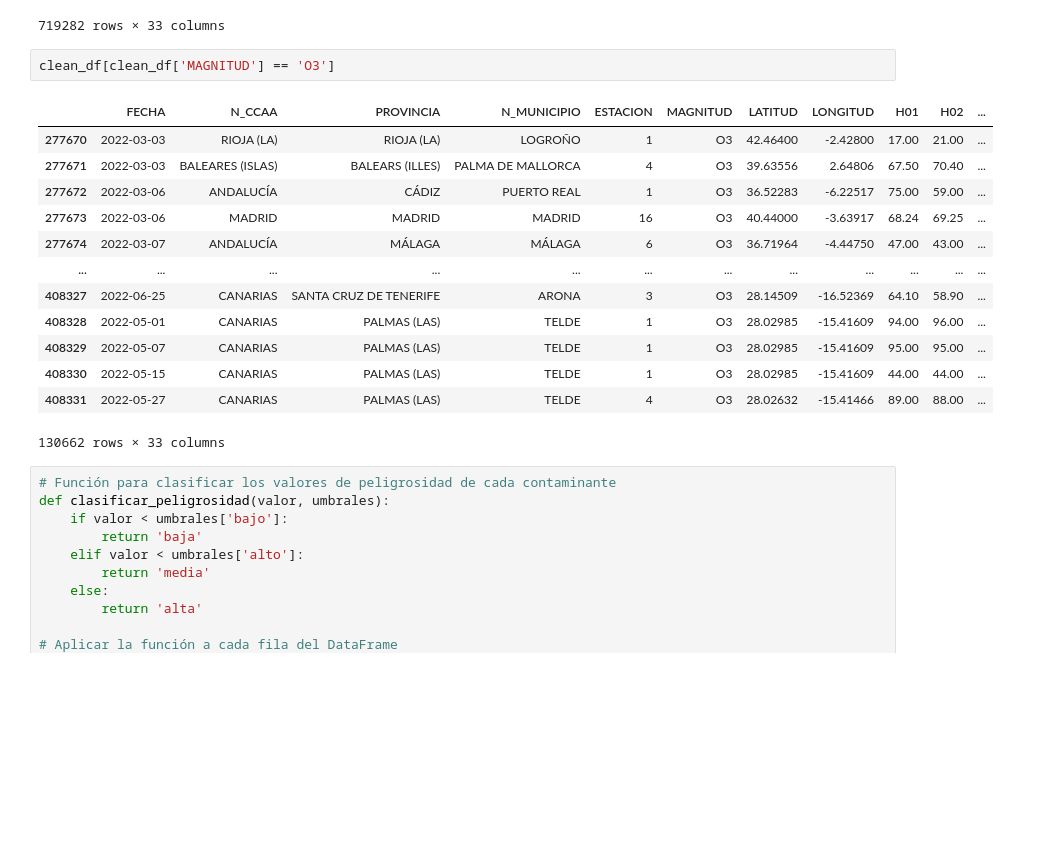
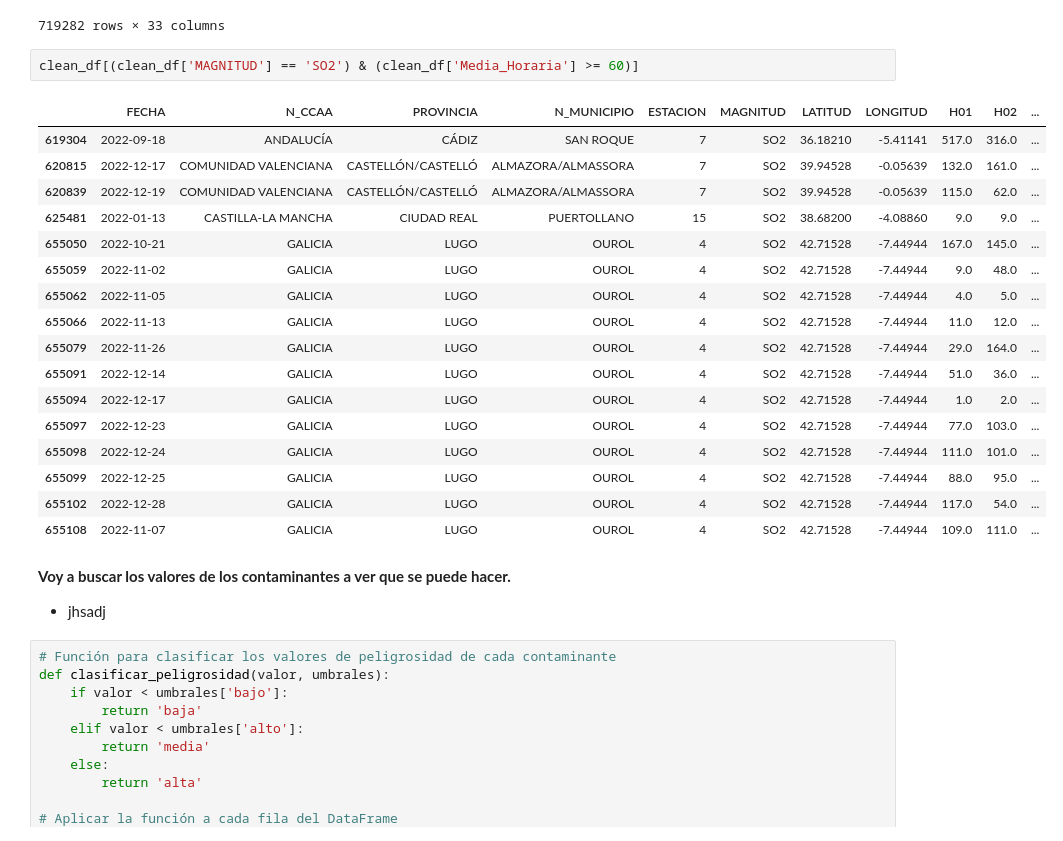
Before and after one commit to Yakondra/Final-project-air-quality, a Jupyter notebook: src/EDA.ipynb, the cells around one changed output. Cells and saved outputs as stored; diff of their text form; blank space fills up the shorter version.

```diff
--- a/src/EDA.ipynb
+++ b/src/EDA.ipynb
@@ -149,21 +148,28 @@ clean_df
 | 719281 | 2022-12-28 | CEUTA | CEUTA | CEUTA | 1 | SO2 | 35.8930 | -5.3147 | 1.68 | 1.40 | ... |
 719282 rows × 33 columns
 # %%
-clean_df[clean_df['MAGNITUD'] == 'O3']
+clean_df[(clean_df['MAGNITUD'] == 'SO2') & (clean_df['Media_Horaria'] >= 60)]
 # %% [output]
 |  | FECHA | N_CCAA | PROVINCIA | N_MUNICIPIO | ESTACION | MAGNITUD | LATITUD | LONGITUD | H01 | H02 | ... |
-| 277670 | 2022-03-03 | RIOJA (LA) | RIOJA (LA) | LOGROÑO | 1 | O3 | 42.46400 | -2.42800 | 17.00 | 21.00 | ... |
-| 277671 | 2022-03-03 | BALEARES (ISLAS) | BALEARS (ILLES) | PALMA DE MALLORCA | 4 | O3 | 39.63556 | 2.64806 | 67.50 | 70.40 | ... |
-| 277672 | 2022-03-06 | ANDALUCÍA | CÁDIZ | PUERTO REAL | 1 | O3 | 36.52283 | -6.22517 | 75.00 | 59.00 | ... |
-| 277673 | 2022-03-06 | MADRID | MADRID | MADRID | 16 | O3 | 40.44000 | -3.63917 | 68.24 | 69.25 | ... |
-| 277674 | 2022-03-07 | ANDALUCÍA | MÁLAGA | MÁLAGA | 6 | O3 | 36.71964 | -4.44750 | 47.00 | 43.00 | ... |
-| ... | ... | ... | ... | ... | ... | ... | ... | ... | ... | ... | ... |
-| 408327 | 2022-06-25 | CANARIAS | SANTA CRUZ DE TENERIFE | ARONA | 3 | O3 | 28.14509 | -16.52369 | 64.10 | 58.90 | ... |
-| 408328 | 2022-05-01 | CANARIAS | PALMAS (LAS) | TELDE | 1 | O3 | 28.02985 | -15.41609 | 94.00 | 96.00 | ... |
-| 408329 | 2022-05-07 | CANARIAS | PALMAS (LAS) | TELDE | 1 | O3 | 28.02985 | -15.41609 | 95.00 | 95.00 | ... |
-| 408330 | 2022-05-15 | CANARIAS | PALMAS (LAS) | TELDE | 1 | O3 | 28.02985 | -15.41609 | 44.00 | 44.00 | ... |
-| 408331 | 2022-05-27 | CANARIAS | PALMAS (LAS) | TELDE | 4 | O3 | 28.02632 | -15.41466 | 89.00 | 88.00 | ... |
+| 619304 | 2022-09-18 | ANDALUCÍA | CÁDIZ | SAN ROQUE | 7 | SO2 | 36.18210 | -5.41141 | 517.0 | 316.0 | ... |
+| 620815 | 2022-12-17 | COMUNIDAD VALENCIANA | CASTELLÓN/CASTELLÓ | ALMAZORA/ALMASSORA | 7 | SO2 | 39.94528 | -0.05639 | 132.0 | 161.0 | ... |
+| 620839 | 2022-12-19 | COMUNIDAD VALENCIANA | CASTELLÓN/CASTELLÓ | ALMAZORA/ALMASSORA | 7 | SO2 | 39.94528 | -0.05639 | 115.0 | 62.0 | ... |
+| 625481 | 2022-01-13 | CASTILLA-LA MANCHA | CIUDAD REAL | PUERTOLLANO | 15 | SO2 | 38.68200 | -4.08860 | 9.0 | 9.0 | ... |
+| 655050 | 2022-10-21 | GALICIA | LUGO | OUROL | 4 | SO2 | 42.71528 | -7.44944 | 167.0 | 145.0 | ... |
+| 655059 | 2022-11-02 | GALICIA | LUGO | OUROL | 4 | SO2 | 42.71528 | -7.44944 | 9.0 | 48.0 | ... |
+| 655062 | 2022-11-05 | GALICIA | LUGO | OUROL | 4 | SO2 | 42.71528 | -7.44944 | 4.0 | 5.0 | ... |
+| 655066 | 2022-11-13 | GALICIA | LUGO | OUROL | 4 | SO2 | 42.71528 | -7.44944 | 11.0 | 12.0 | ... |
+| 655079 | 2022-11-26 | GALICIA | LUGO | OUROL | 4 | SO2 | 42.71528 | -7.44944 | 29.0 | 164.0 | ... |
+| 655091 | 2022-12-14 | GALICIA | LUGO | OUROL | 4 | SO2 | 42.71528 | -7.44944 | 51.0 | 36.0 | ... |
+| 655094 | 2022-12-17 | GALICIA | LUGO | OUROL | 4 | SO2 | 42.71528 | -7.44944 | 1.0 | 2.0 | ... |
+| 655097 | 2022-12-23 | GALICIA | LUGO | OUROL | 4 | SO2 | 42.71528 | -7.44944 | 77.0 | 103.0 | ... |
+| 655098 | 2022-12-24 | GALICIA | LUGO | OUROL | 4 | SO2 | 42.71528 | -7.44944 | 111.0 | 101.0 | ... |
+| 655099 | 2022-12-25 | GALICIA | LUGO | OUROL | 4 | SO2 | 42.71528 | -7.44944 | 88.0 | 95.0 | ... |
+| 655102 | 2022-12-28 | GALICIA | LUGO | OUROL | 4 | SO2 | 42.71528 | -7.44944 | 117.0 | 54.0 | ... |
+| 655108 | 2022-11-07 | GALICIA | LUGO | OUROL | 4 | SO2 | 42.71528 | -7.44944 | 109.0 | 111.0 | ... |
-130662 rows × 33 columns
+# %% [markdown]
+**Voy a buscar los valores de los contaminantes a ver que se puede hacer.**
+- jhsadj
 # %%
 # Función para clasificar los valores de peligrosidad de cada contaminante
 def clasificar_peligrosidad(valor, umbrales):
```
Also changed, not shown: parts of 2 cells of this notebook.
